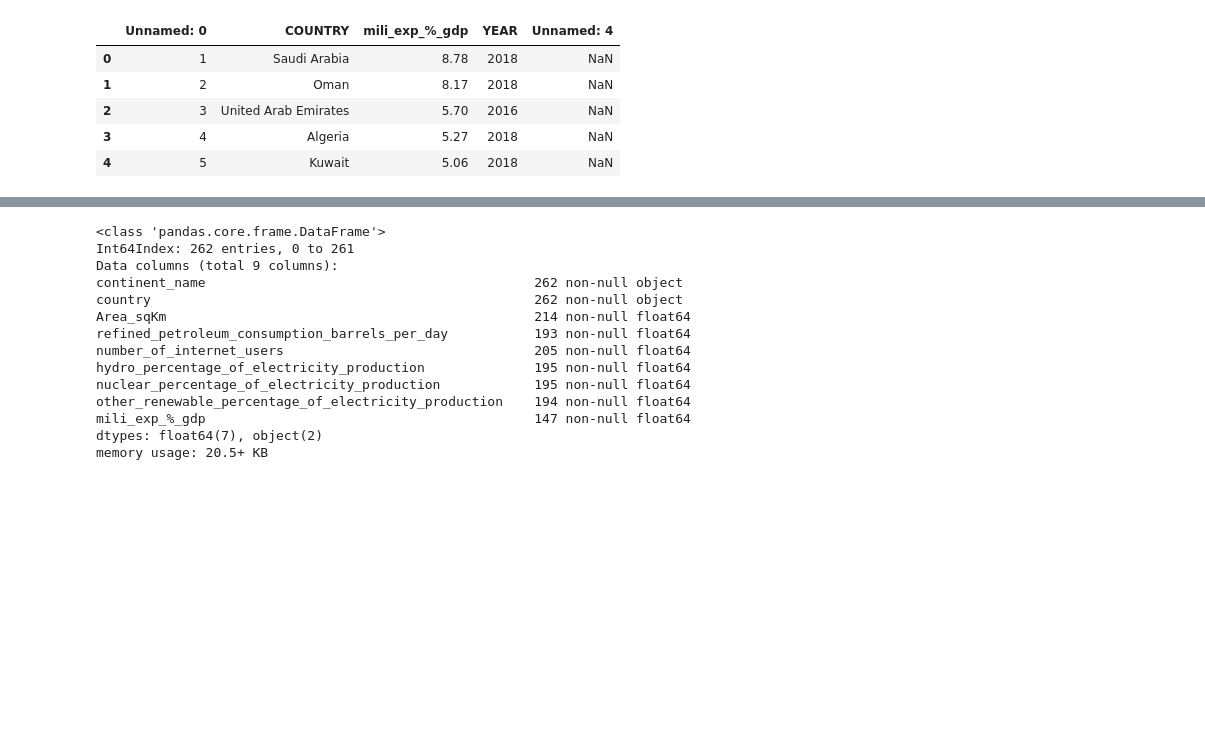
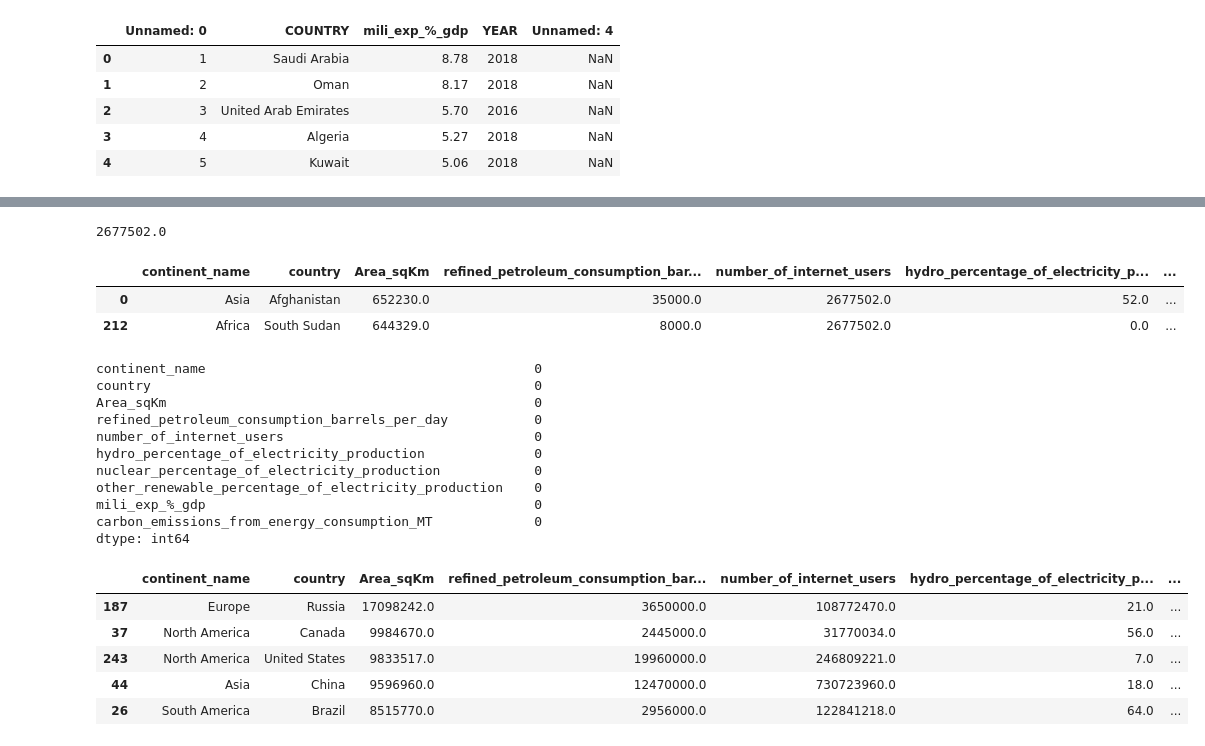
Before and after one commit to Silkways/CIA-Project, a Jupyter notebook: cia_notebook_gus.ipynb, the cells around one changed output, grey strips where cells are left out. Drawn from its saved outputs; the diff is of its cells as text; code cells hidden in the pictures; blank space fills up the shorter version.

Commit message:
data done

```diff
--- a/cia_notebook_gus.ipynb
+++ b/cia_notebook_gus.ipynb
@@ -133,17 +218,42 @@ final_df['number_of_internet_users'] = final_df['number_of_internet_users'].asty
+# %%
+final_df['number_of_internet_users'].median()
+# %% [output]
+2677502.0
+# %%
+median_int = final_df['number_of_internet_users'].median()
+internet_users = ['Afghanistan','South Sudan']
+# %%
+int_rows_to_change = list(final_df[(final_df['number_of_internet_users'].isnull()) &
+         (final_df.country.isin(internet_users))].index)
+# %%
+final_df.loc[int_rows_to_change,'number_of_internet_users'] = median_int
+final_df[final_df.country.isin(internet_users)]
+# %% [output]
+|  | continent_name | country | Area_sqKm | refined_petroleum_consumption_bar... | number_of_internet_users | hydro_percentage_of_electricity_p... | ... |
+| 0 | Asia | Afghanistan | 652230.0 | 35000.0 | 2677502.0 | 52.0 | ... |
+| 212 | Africa | South Sudan | 644329.0 | 8000.0 | 2677502.0 | 0.0 | ... |
+# %%
+final_df['number_of_internet_users'].fillna(0,inplace = True )
+# %%
+final_df.isnull().sum()
+# %% [output]
+continent_name                                          0
+country                                                 0
+Area_sqKm                                               0
+refined_petroleum_consumption_barrels_per_day           0
+number_of_internet_users                                0
+hydro_percentage_of_electricity_production              0
+nuclear_percentage_of_electricity_production            0
+other_renewable_percentage_of_electricity_production    0
+mili_exp_%_gdp                                          0
+carbon_emissions_from_energy_consumption_MT             0
+dtype: int64
 # %%
-final_df.info()
+final_df.head()
 # %% [output]
-<class 'pandas.core.frame.DataFrame'>
-Int64Index: 262 entries, 0 to 261
-Data columns (total 9 columns):
-continent_name                                          262 non-null object
-country                                                 262 non-null object
-Area_sqKm                                               214 non-null float64
-refined_petroleum_consumption_barrels_per_day           193 non-null float64
-number_of_internet_users                                205 non-null float64
-hydro_percentage_of_electricity_production              195 non-null float64
-nuclear_percentage_of_electricity_production            195 non-null float64
-other_renewable_percentage_of_electricity_production    194 non-null float64
-mili_exp_%_gdp                                          147 non-null float64
-dtypes: float64(7), object(2)
-memory usage: 20.5+ KB
+|  | continent_name | country | Area_sqKm | refined_petroleum_consumption_bar... | number_of_internet_users | hydro_percentage_of_electricity_p... | ... |
+| 187 | Europe | Russia | 17098242.0 | 3650000.0 | 108772470.0 | 21.0 | ... |
+| 37 | North America | Canada | 9984670.0 | 2445000.0 | 31770034.0 | 56.0 | ... |
+| 243 | North America | United States | 9833517.0 | 19960000.0 | 246809221.0 | 7.0 | ... |
+| 44 | Asia | China | 9596960.0 | 12470000.0 | 730723960.0 | 18.0 | ... |
+| 26 | South America | Brazil | 8515770.0 | 2956000.0 | 122841218.0 | 64.0 | ... |
```
Also changed, not shown: parts of 14 cells of this notebook.
